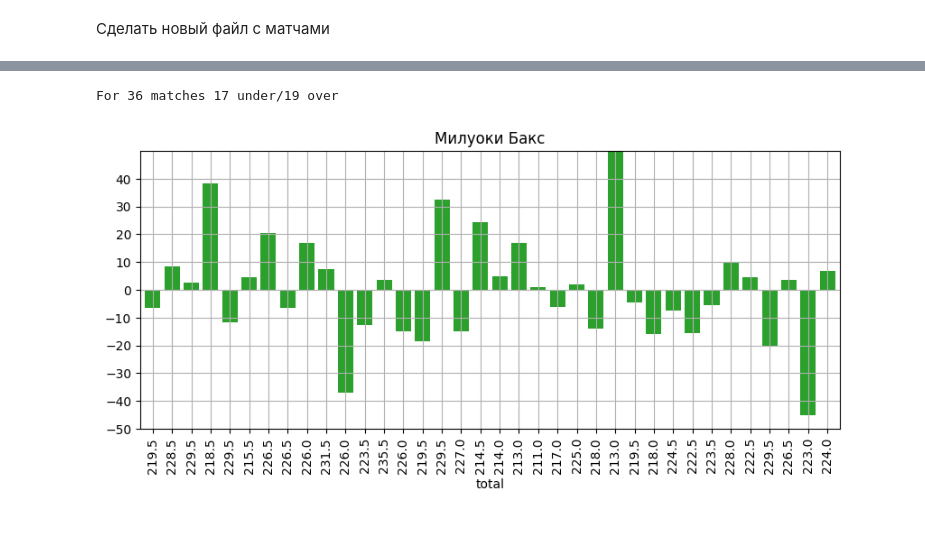
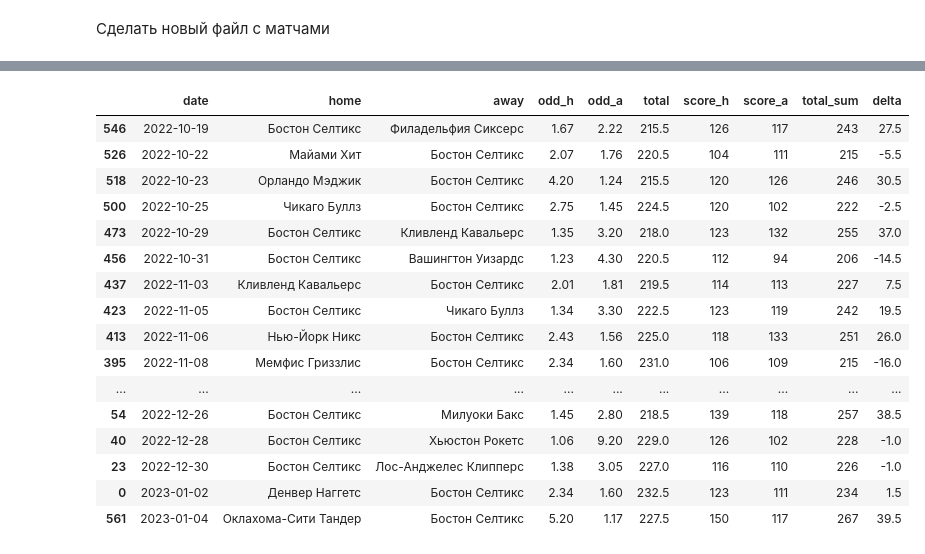
Before and after one commit to glahiator/basket_total, a Jupyter notebook: analyze.ipynb, the cells around one changed output, grey strips where cells are left out. Saved outputs shown, nothing was run; the diff lists cells and outputs as text; code cells hidden in the pictures.

Commit message:
update results; and table view

```diff
--- a/analyze.ipynb
+++ b/analyze.ipynb
@@ -111,20 +111,31 @@ For 35 matches 18 under/17 over
 # %%
 pd.options.mode.chained_assignment = None
-def get_team_chrono_delta(team_name, curr_total):
+def get_team_chrono_delta1(team_name, curr_total):
     team_stat = team_info[ (team_info['home'] == team_name) | (team_info['away'] == team_name )]
     team_stat['date'] = team_stat['date'].apply( lambda x: x.date() )
     # team_stat = team_stat.set_index('date')
-    team_stat.sort_values(by=['date'])
+    team_stat = team_stat.sort_values(by=['date'])
     # ax = team_stat.plot.bar( y='total', ylim= [200, 250])
-    bar_colors = [ 'tab:red' if float(i) < curr_total else 'tab:green' for i in team_stat['total']]
-    ax = team_stat.plot.bar( y='delta', ylim= [-50, 50], title=team_name, legend=False,
-                            x = 'total', color=bar_colors, figsize=(10,4), grid=True, yticks=np.arange(-50,50, 10),
-                           width=0.8)
-    under_count = team_stat[ team_stat['delta'] < 0 ]['delta']
-    over_count = team_stat[ team_stat['delta'] > 0 ]['delta']
-    print(f"For {len(team_stat['date'])} matches {len(under_count)} under/{len(over_count)} over")
 
-get_team_chrono_delta( m['home'], 0 )
+    # print(f"For {len(team_stat['date'])} matches {len(under_count)} under/{len(over_count)} over")
+    return team_stat
+
+get_team_chrono_delta1( "Бостон Селтикс", 0 )
 # %% [output]
-For 36 matches 17 under/19 over
-[figure, removed]
+|  | date | home | away | odd_h | odd_a | total | score_h | score_a | total_sum | delta |
+| 546 | 2022-10-19 | Бостон Селтикс | Филадельфия Сиксерс | 1.67 | 2.22 | 215.5 | 126 | 117 | 243 | 27.5 |
+| 526 | 2022-10-22 | Майами Хит | Бостон Селтикс | 2.07 | 1.76 | 220.5 | 104 | 111 | 215 | -5.5 |
+| 518 | 2022-10-23 | Орландо Мэджик | Бостон Селтикс | 4.20 | 1.24 | 215.5 | 120 | 126 | 246 | 30.5 |
+| 500 | 2022-10-25 | Чикаго Буллз | Бостон Селтикс | 2.75 | 1.45 | 224.5 | 120 | 102 | 222 | -2.5 |
+| 473 | 2022-10-29 | Бостон Селтикс | Кливленд Кавальерс | 1.35 | 3.20 | 218.0 | 123 | 132 | 255 | 37.0 |
+| 456 | 2022-10-31 | Бостон Селтикс | Вашингтон Уизардс | 1.23 | 4.30 | 220.5 | 112 | 94 | 206 | -14.5 |
+| 437 | 2022-11-03 | Кливленд Кавальерс | Бостон Селтикс | 2.01 | 1.81 | 219.5 | 114 | 113 | 227 | 7.5 |
+| 423 | 2022-11-05 | Бостон Селтикс | Чикаго Буллз | 1.34 | 3.30 | 222.5 | 123 | 119 | 242 | 19.5 |
+| 413 | 2022-11-06 | Нью-Йорк Никс | Бостон Селтикс | 2.43 | 1.56 | 225.0 | 118 | 133 | 251 | 26.0 |
+| 395 | 2022-11-08 | Мемфис Гриззлис | Бостон Селтикс | 2.34 | 1.60 | 231.0 | 106 | 109 | 215 | -16.0 |
+| ... | ... | ... | ... | ... | ... | ... | ... | ... | ... | ... |
+| 54 | 2022-12-26 | Бостон Селтикс | Милуоки Бакс | 1.45 | 2.80 | 218.5 | 139 | 118 | 257 | 38.5 |
+| 40 | 2022-12-28 | Бостон Селтикс | Хьюстон Рокетс | 1.06 | 9.20 | 229.0 | 126 | 102 | 228 | -1.0 |
+| 23 | 2022-12-30 | Бостон Селтикс | Лос-Анджелес Клипперс | 1.38 | 3.05 | 227.0 | 116 | 110 | 226 | -1.0 |
+| 0 | 2023-01-02 | Денвер Наггетс | Бостон Селтикс | 2.34 | 1.60 | 232.5 | 123 | 111 | 234 | 1.5 |
+| 561 | 2023-01-04 | Оклахома-Сити Тандер | Бостон Селтикс | 5.20 | 1.17 | 227.5 | 150 | 117 | 267 | 39.5 |
```
Also changed, not shown: parts of 2 cells of this notebook, 4 other files.
